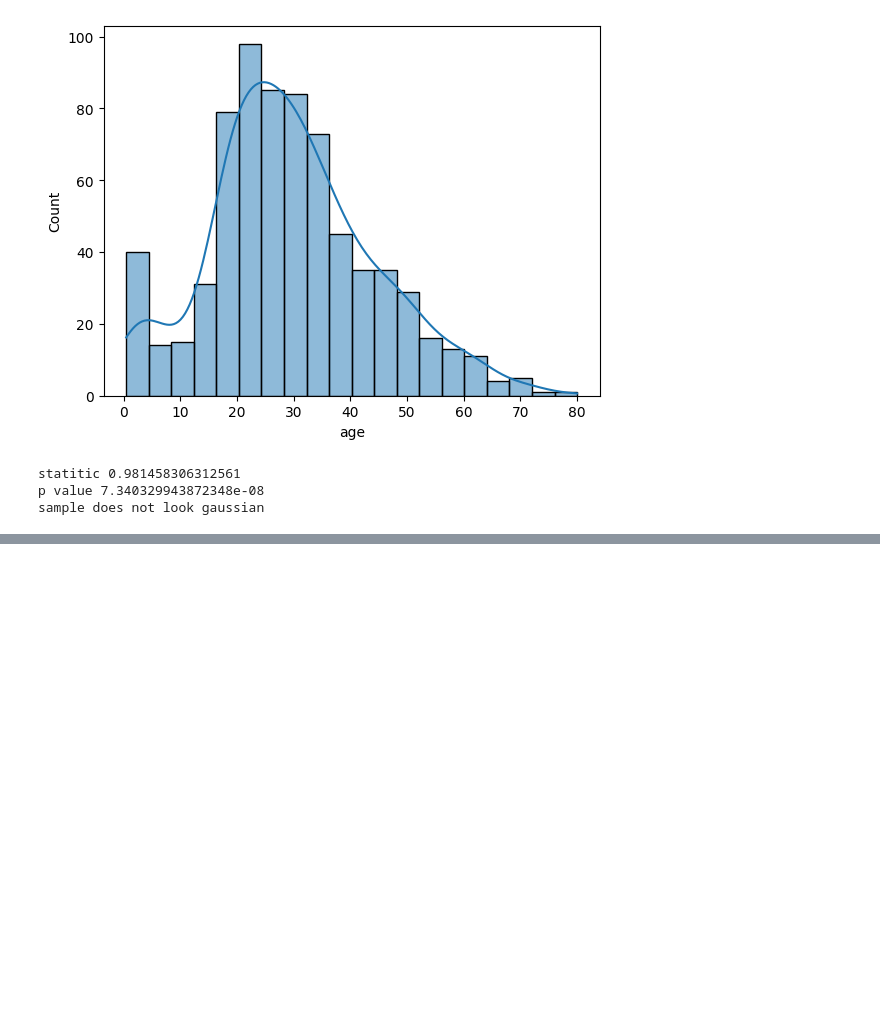
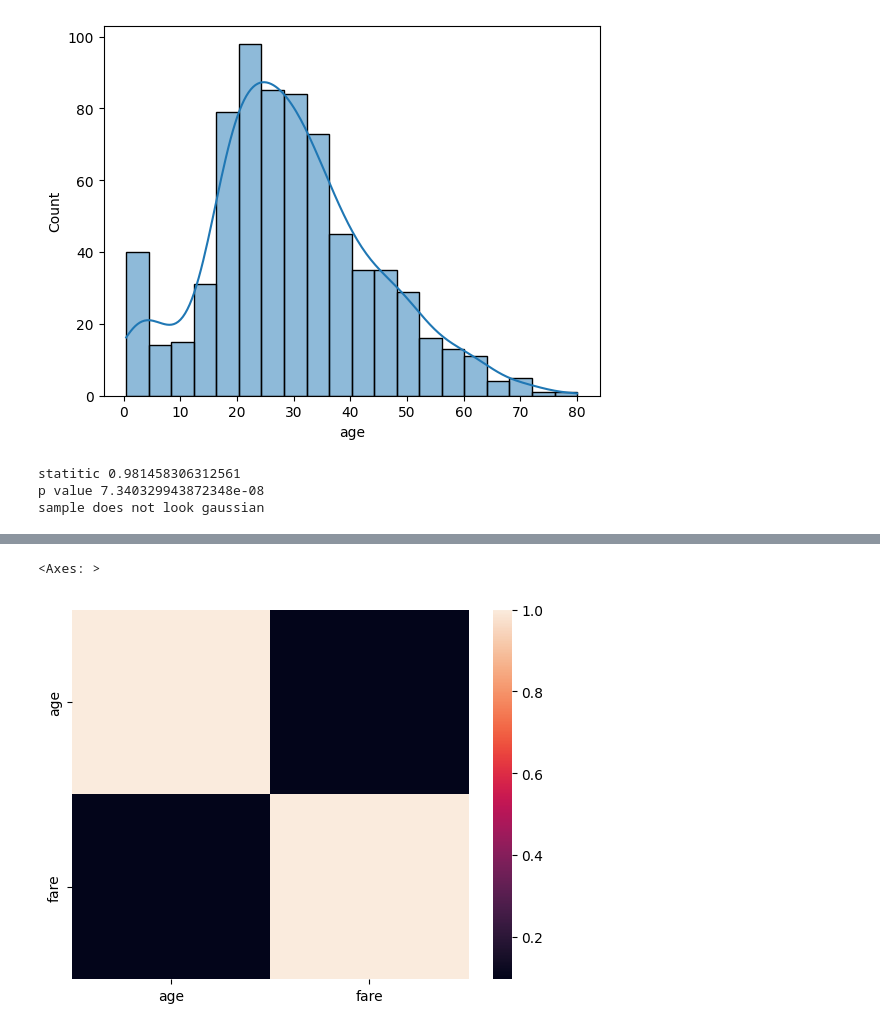
Before and after one commit to mursaleen-sengr/EDA_Day1, a Jupyter notebook: EDAontitanicdataset.ipynb, the cells around one changed output, grey strips where cells are left out. Saved outputs shown, nothing was run; the diff lists cells and outputs as text; code cells hidden in the pictures; blank space fills up the shorter version.

```diff
--- a/EDAontitanicdataset.ipynb
+++ b/EDAontitanicdataset.ipynb
@@ -258,0 +263,7 @@ sample does not look gaussian
+# %%
+# corelation matrix only for numerical data
+corr=df[['age','fare']].corr()
+sns.heatmap(corr)
+# %% [output]
+<Axes: >
+[figure, added]
```
Also changed, not shown: parts of 3 cells of this notebook, 1 other file.
